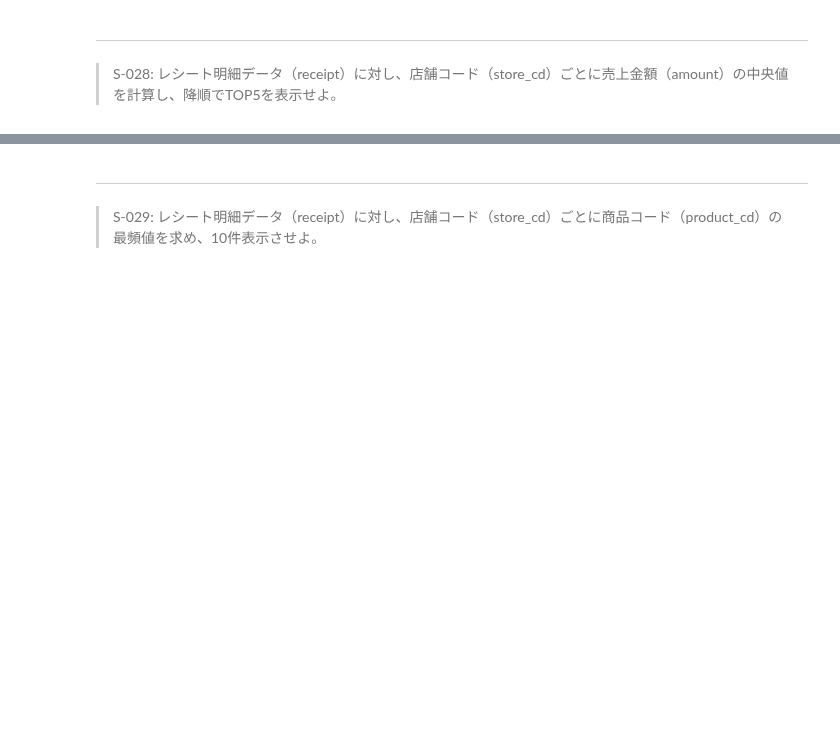
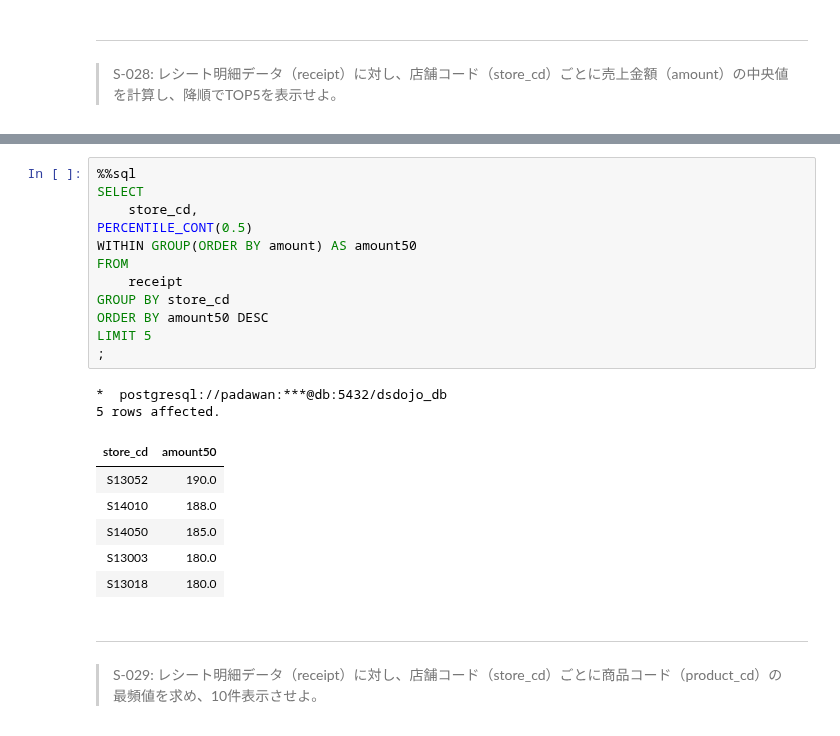
Before and after one commit to The-Japan-DataScientist-Society/100knocks-preprocess, a Jupyter notebook: docker/work/preprocess_knock_SQL.ipynb, the cells around one changed output, grey strips where cells are left out. Saved outputs shown, nothing was run; the diff lists cells and outputs as text; blank space fills up the shorter version.

```diff
--- a/docker/work/preprocess_knock_SQL.ipynb
+++ b/docker/work/preprocess_knock_SQL.ipynb
@@ -787,3 +784,24 @@ UsageError: %%sql is a cell magic, but the cell body is empty. Did you mean the
+# %%
+%%sql
+SELECT
+    store_cd,
+PERCENTILE_CONT(0.5)
+WITHIN GROUP(ORDER BY amount) AS amount50
+FROM
+    receipt
+GROUP BY store_cd
+ORDER BY amount50 DESC
+LIMIT 5
+;
+# %% [output]
+*  postgresql://padawan:***@db:5432/dsdojo_db
+5 rows affected.
+| store_cd | amount50 |
+| S13052 | 190.0 |
+| S14010 | 188.0 |
+| S14050 | 185.0 |
+| S13003 | 180.0 |
+| S13018 | 180.0 |
 # %% [markdown]
 ---
 > S-029: レシート明細データ（receipt）に対し、店舗コード（store_cd）ごとに商品コード（product_cd）の最頻値を求め、10件表示させよ。
```
Also changed, not shown: parts of 2 cells of this notebook.
